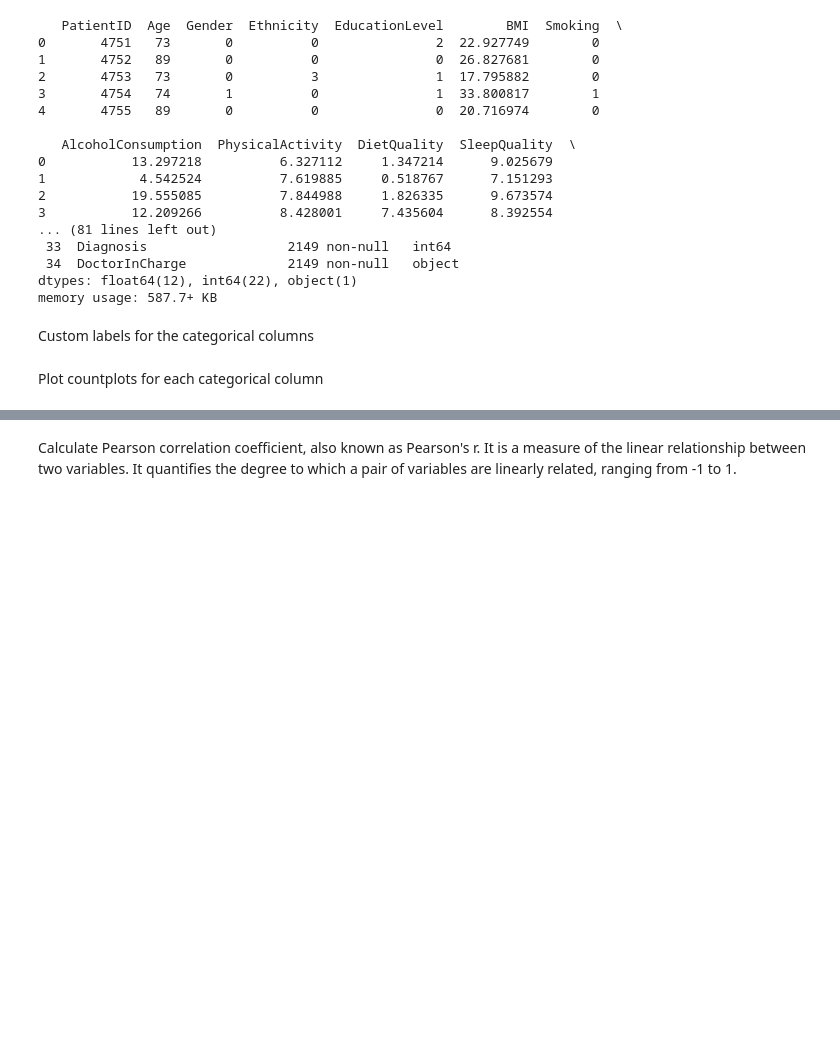
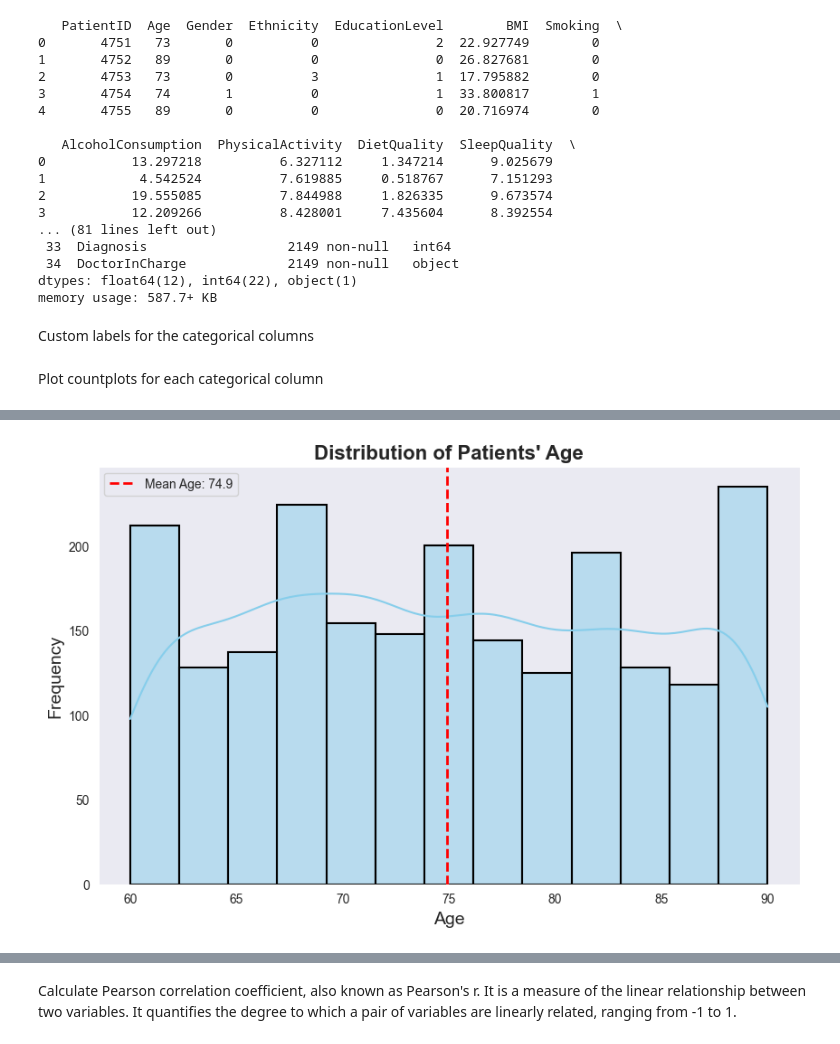
Before and after one commit to JaneSul/ACIT4510_alzheimers, a Jupyter notebook: Untitled.ipynb, the cells around one changed output, grey strips where cells are left out. Cells and saved outputs as stored; diff of their text form; code cells hidden in the pictures; blank space fills up the shorter version.

```diff
--- a/Untitled.ipynb
+++ b/Untitled.ipynb
@@ -135,0 +233,21 @@ plt.show()
+# %%
+plt.figure(figsize=(10, 6))  # Adjust the size of the figure
+sns.histplot(df['Age'], kde=True, color='skyblue', edgecolor='black', linewidth=1.5)
+
+# Add title and labels with improved formatting
+plt.title('Distribution of Patients\' Age', fontsize=16, fontweight='bold')
+plt.xlabel('Age', fontsize=14)
+plt.ylabel('Frequency', fontsize=14)
+
+# Highlight the mean age with a vertical line
+mean_age = df['Age'].mean()
+plt.axvline(mean_age, color='red', linestyle='--', linewidth=2, label=f'Mean Age: {mean_age:.1f}')
+
+# Add a legend for the mean age line
+plt.legend()
+
+# Display the plot
+plt.grid(False)
+plt.show()
+# %% [output]
+[figure, added]
```
Also changed, not shown: parts of 28 cells of this notebook, 1 other file.
